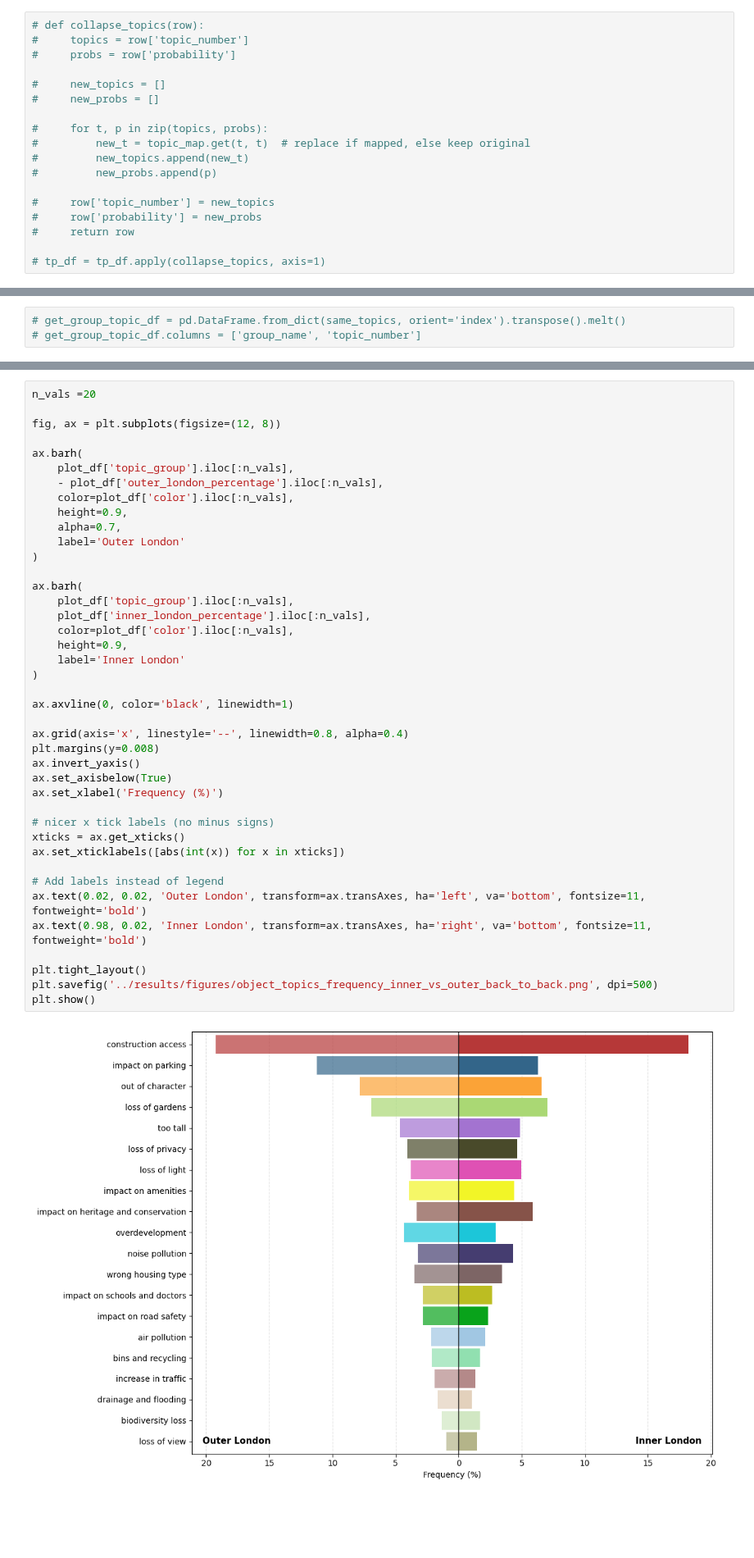
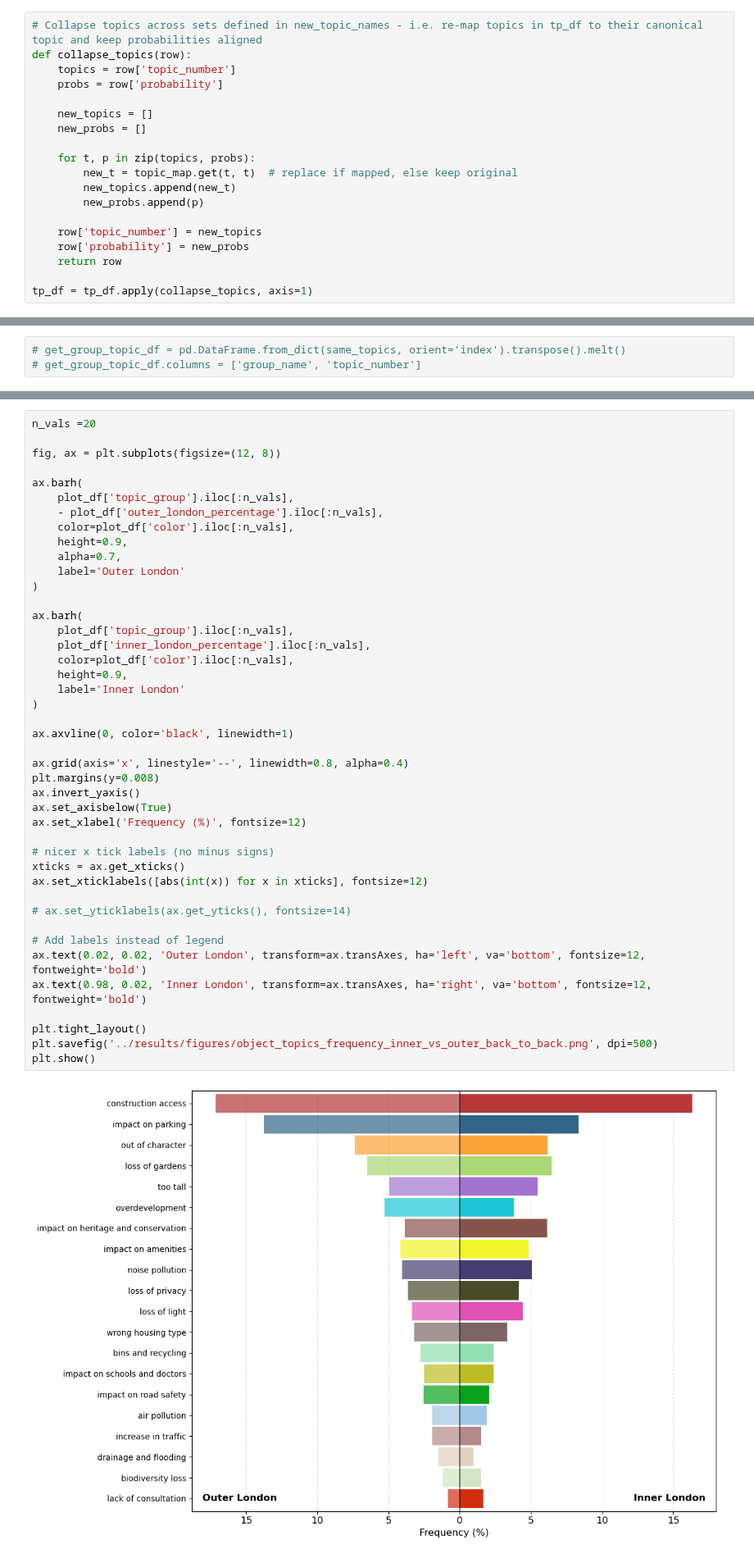
Before and after one commit to Bea-Taylor/nimby_nlp, a Jupyter notebook: notebooks/1_0_3_topic_analysis.ipynb, the cells around one changed output, grey strips where cells are left out. Shown at 82% size. Saved outputs shown, nothing was run; the diff lists cells and outputs as text; blank space fills up the shorter version.

```diff
--- a/notebooks/1_0_3_topic_analysis.ipynb
+++ b/notebooks/1_0_3_topic_analysis.ipynb
@@ -252,18 +256,19 @@ new_topic_names
 # %%
-# def collapse_topics(row):
-#     topics = row['topic_number']
-#     probs = row['probability']
+# Collapse topics across sets defined in new_topic_names - i.e. re-map topics in tp_df to their canonical topic and keep probabilities aligned
+def collapse_topics(row):
+    topics = row['topic_number']
+    probs = row['probability']
 
-#     new_topics = []
-#     new_probs = []
+    new_topics = []
+    new_probs = []
 
-#     for t, p in zip(topics, probs):
-#         new_t = topic_map.get(t, t)  # replace if mapped, else keep original
-#         new_topics.append(new_t)
-#         new_probs.append(p)
+    for t, p in zip(topics, probs):
+        new_t = topic_map.get(t, t)  # replace if mapped, else keep original
+        new_topics.append(new_t)
+        new_probs.append(p)
 
-#     row['topic_number'] = new_topics
-#     row['probability'] = new_probs
-#     return row
+    row['topic_number'] = new_topics
+    row['probability'] = new_probs
+    return row
 
-# tp_df = tp_df.apply(collapse_topics, axis=1)
+tp_df = tp_df.apply(collapse_topics, axis=1)
@@ -467,38 +560,40 @@ ax.barh(
     color=plot_df['color'].iloc[:n_vals],
     height=0.9,
     alpha=0.7,
     label='Outer London'
 )
 
 ax.barh(
     plot_df['topic_group'].iloc[:n_vals],
     plot_df['inner_london_percentage'].iloc[:n_vals],
     color=plot_df['color'].iloc[:n_vals],
     height=0.9,
     label='Inner London'
 )
 
 ax.axvline(0, color='black', linewidth=1)
 
 ax.grid(axis='x', linestyle='--', linewidth=0.8, alpha=0.4)
 plt.margins(y=0.008)
 ax.invert_yaxis()
 ax.set_axisbelow(True)
-ax.set_xlabel('Frequency (%)')
+ax.set_xlabel('Frequency (%)', fontsize=12)
 
 # nicer x tick labels (no minus signs)
 xticks = ax.get_xticks()
-ax.set_xticklabels([abs(int(x)) for x in xticks])
+ax.set_xticklabels([abs(int(x)) for x in xticks], fontsize=12)
+
+# ax.set_yticklabels(ax.get_yticks(), fontsize=14)
 
 # Add labels instead of legend
-ax.text(0.02, 0.02, 'Outer London', transform=ax.transAxes, ha='left', va='bottom', fontsize=11, fontweight='bold')
-ax.text(0.98, 0.02, 'Inner London', transform=ax.transAxes, ha='right', va='bottom', fontsize=11, fontweight='bold')
+ax.text(0.02, 0.02, 'Outer London', transform=ax.transAxes, ha='left', va='bottom', fontsize=12, fontweight='bold')
+ax.text(0.98, 0.02, 'Inner London', transform=ax.transAxes, ha='right', va='bottom', fontsize=12, fontweight='bold')
 
 plt.tight_layout()
 plt.savefig('../results/figures/object_topics_frequency_inner_vs_outer_back_to_back.png', dpi=500)
 plt.show()
 # %% [output]
-[figure, old version]
+[figure, new version]
 # %% [markdown]
 ### Topics by council - variation of stacked barchart
 # %%
```
Also changed, not shown: parts of 26 cells of this notebook, 1 other file.
